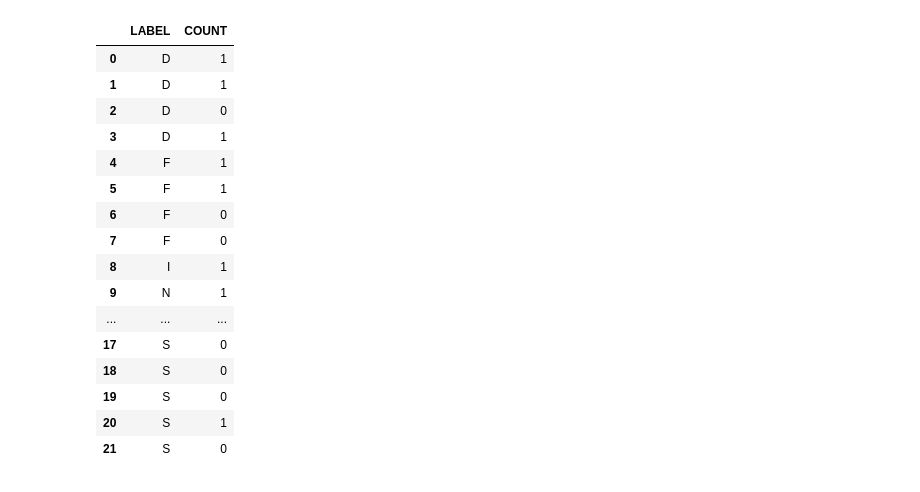
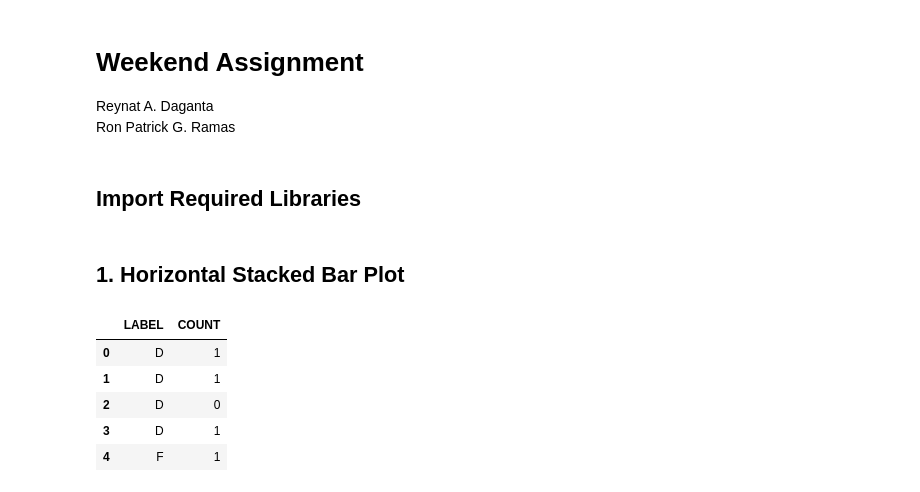
Before and after one commit to Despee2k/PLOTS, a Jupyter notebook: plots.ipynb, the cells around one changed output. Cells and saved outputs as stored; diff of their text form; code cells hidden in the pictures.

```diff
--- a/plots.ipynb
+++ b/plots.ipynb
@@ -1,3 +1,10 @@
+# %% [markdown]
+# Weekend Assignment
+
+Reynat A. Daganta
+Ron Patrick G. Ramas
+# %% [markdown]
+## Import Required Libraries
 # %%
 import pandas as pd
 import numpy as np
@@ -5,24 +16,15 @@ import matplotlib.pyplot as plt
+# %% [markdown]
+## 1. Horizontal Stacked Bar Plot
 # %%
-df = pd.read_csv('bar_assignment.csv')
-df
+df = pd.read_csv('data/bar_assignment.csv')
+df.head()
 # %% [output]
 |  | LABEL | COUNT |
 | 0 | D | 1 |
 | 1 | D | 1 |
 | 2 | D | 0 |
 | 3 | D | 1 |
 | 4 | F | 1 |
-| 5 | F | 1 |
-| 6 | F | 0 |
-| 7 | F | 0 |
-| 8 | I | 1 |
-| 9 | N | 1 |
-| ... | ... | ... |
-| 17 | S | 0 |
-| 18 | S | 0 |
-| 19 | S | 0 |
-| 20 | S | 1 |
-| 21 | S | 0 |
 # %%
 count = df.groupby('LABEL')['COUNT'].value_counts().unstack(fill_value=0)
 
```
Also changed, not shown: parts of 10 cells of this notebook, 3 other files.
